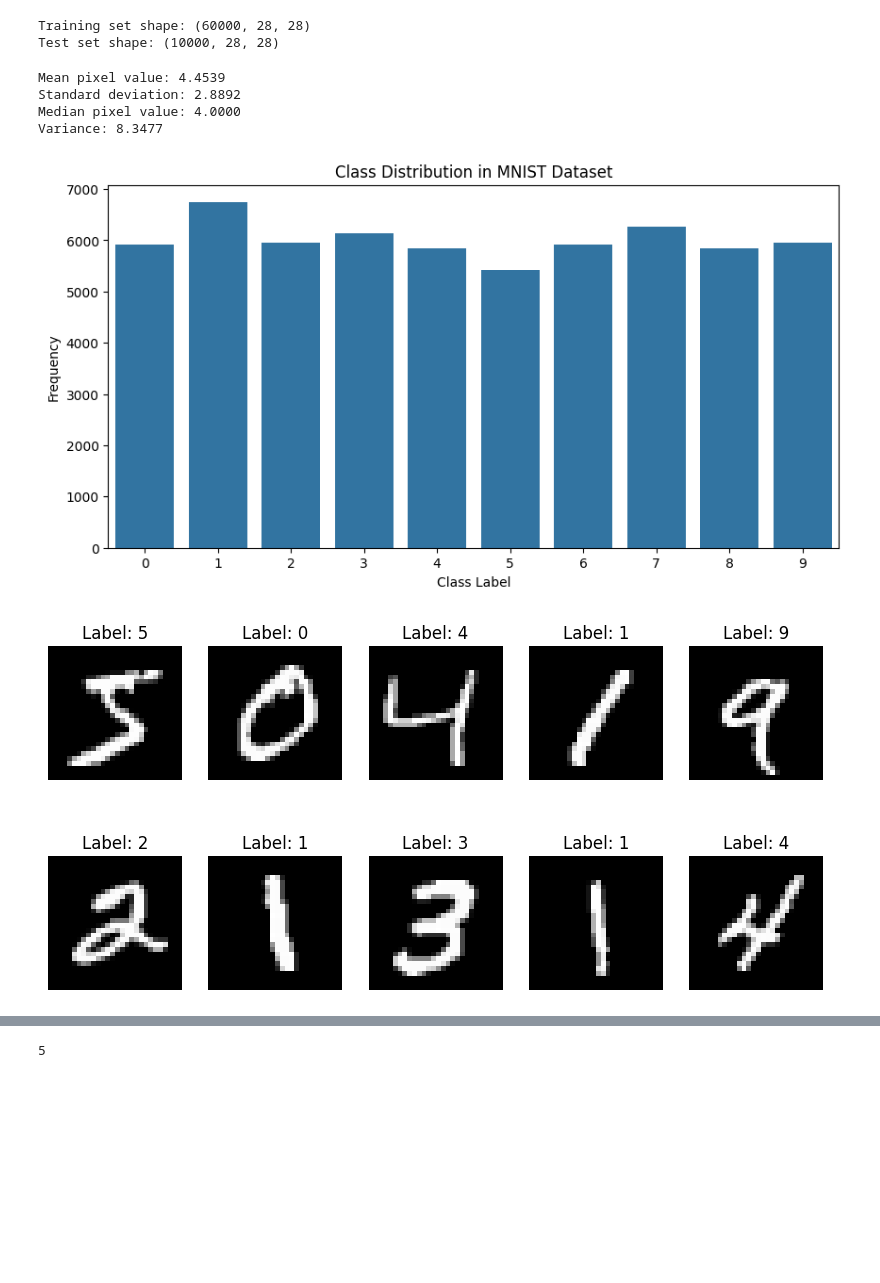
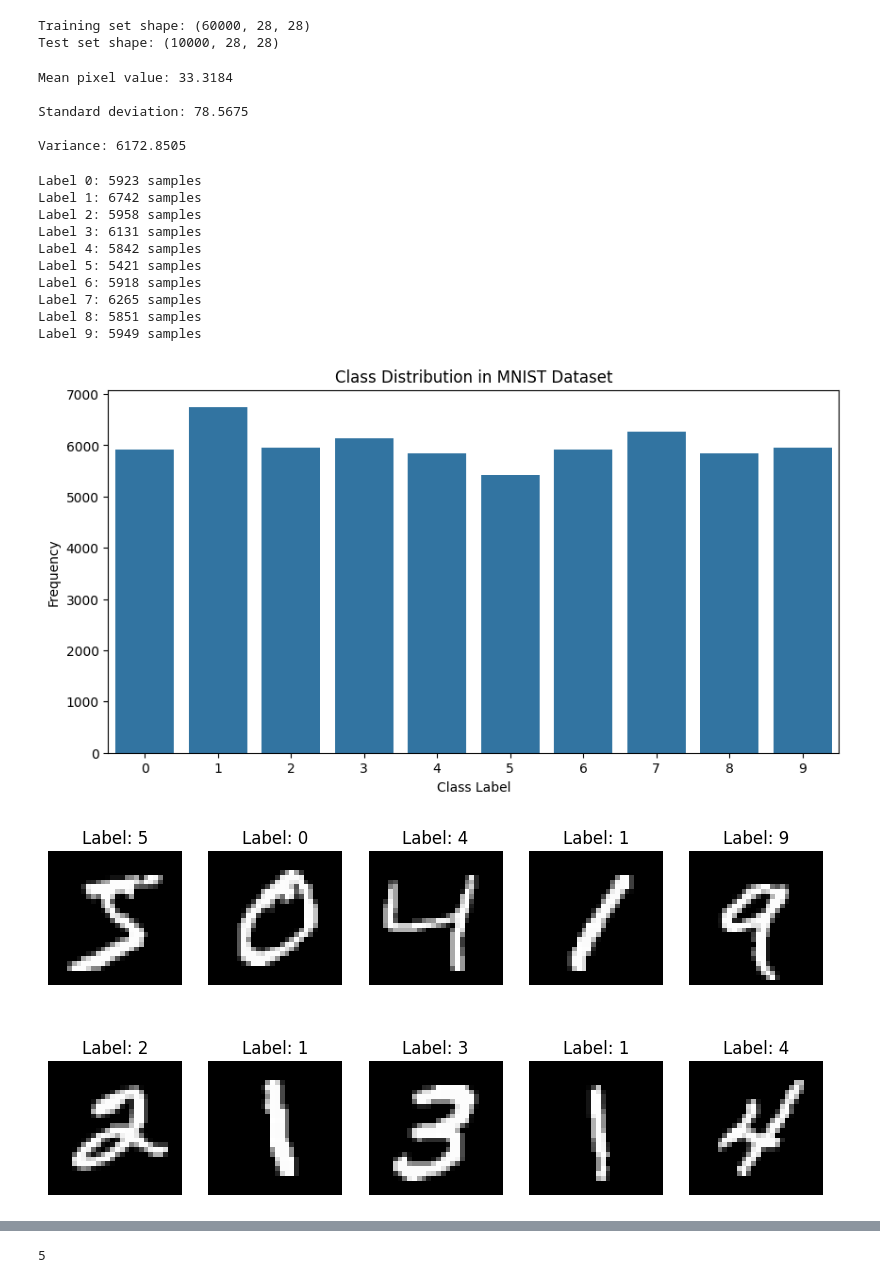
Before and after one commit to Milijayani57/AIML-Python-W2025, a Jupyter notebook: Dataset_statistic_analysis.ipynb, the cells around one changed output, grey strips where cells are left out. Saved outputs shown, nothing was run; the diff lists cells and outputs as text; code cells hidden in the pictures; blank space fills up the shorter version.

Commit message:
Better representation with comments about statistics

```diff
--- a/Dataset_statistic_analysis.ipynb
+++ b/Dataset_statistic_analysis.ipynb
@@ -13,40 +16,56 @@ print(f"Test set shape: {x_test.shape}")
 # %% [output]
 Training set shape: (60000, 28, 28)
 Test set shape: (10000, 28, 28)
+# %%
+# Compute statistics
+mean = np.mean(x_train)
+std = np.std(x_train)
+#median = np.median(x_train)
+variance = np.var(x_train)
+
+print(f"Mean pixel value: {mean:.4f}\n")
+print(f"Standard deviation: {std:.4f}\n")
+print(f"Variance: {variance:.4f}")
+# %% [output]
+Mean pixel value: 33.3184
+
+Standard deviation: 78.5675
+
+Variance: 6172.8505
+# %%
+# Compute class distribution
+unique_labels, counts = np.unique(y_train, return_counts=True)
+
+# Print label-wise count
+for label, count in zip(unique_labels, counts):
+    print(f"Label {label}: {count} samples")
+
+# Plot class distribution
+plt.figure(figsize=(10, 5))
+sns.barplot(x=unique_labels, y=counts)
+plt.xlabel("Class Label")
+plt.ylabel("Frequency")
+plt.title("Class Distribution in MNIST Dataset")
+plt.show()
+# %% [output]
+Label 0: 5923 samples
+Label 1: 6742 samples
+Label 2: 5958 samples
+Label 3: 6131 samples
+Label 4: 5842 samples
+Label 5: 5421 samples
+Label 6: 5918 samples
+Label 7: 6265 samples
+Label 8: 5851 samples
+Label 9: 5949 samples
+[figure, added]
 # %%
-# Compute statistics
-mean = np.mean(y_train)
-std = np.std(y_train)
-median = np.median(y_train)
-variance = np.var(y_train)
-
-print(f"Mean pixel value: {mean:.4f}")
-print(f"Standard deviation: {std:.4f}")
-print(f"Median pixel value: {median:.4f}")
-print(f"Variance: {variance:.4f}")
-
-# Compute class distribution
-unique_labels, counts = np.unique(y_train, return_counts=True)
-
-# Plot class distribution
-plt.figure(figsize=(10, 5))
-sns.barplot(x=unique_labels, y=counts)
-plt.xlabel("Class Label")
-plt.ylabel("Frequency")
-plt.title("Class Distribution in MNIST Dataset")
-plt.show()
-
 # Show sample images
 fig, axes = plt.subplots(2, 5, figsize=(10, 5))
 for i, ax in enumerate(axes.flat):
     ax.imshow(x_train[i], cmap="gray")
     ax.set_title(f"Label: {y_train[i]}")
     ax.axis("off")
 plt.show()
 # %% [output]
-Mean pixel value: 4.4539
-Standard deviation: 2.8892
-Median pixel value: 4.0000
-Variance: 8.3477
-[figure, old version]
+[figure, new version]
-[figure, removed]
```
Also changed, not shown: parts of 9 cells of this notebook.
